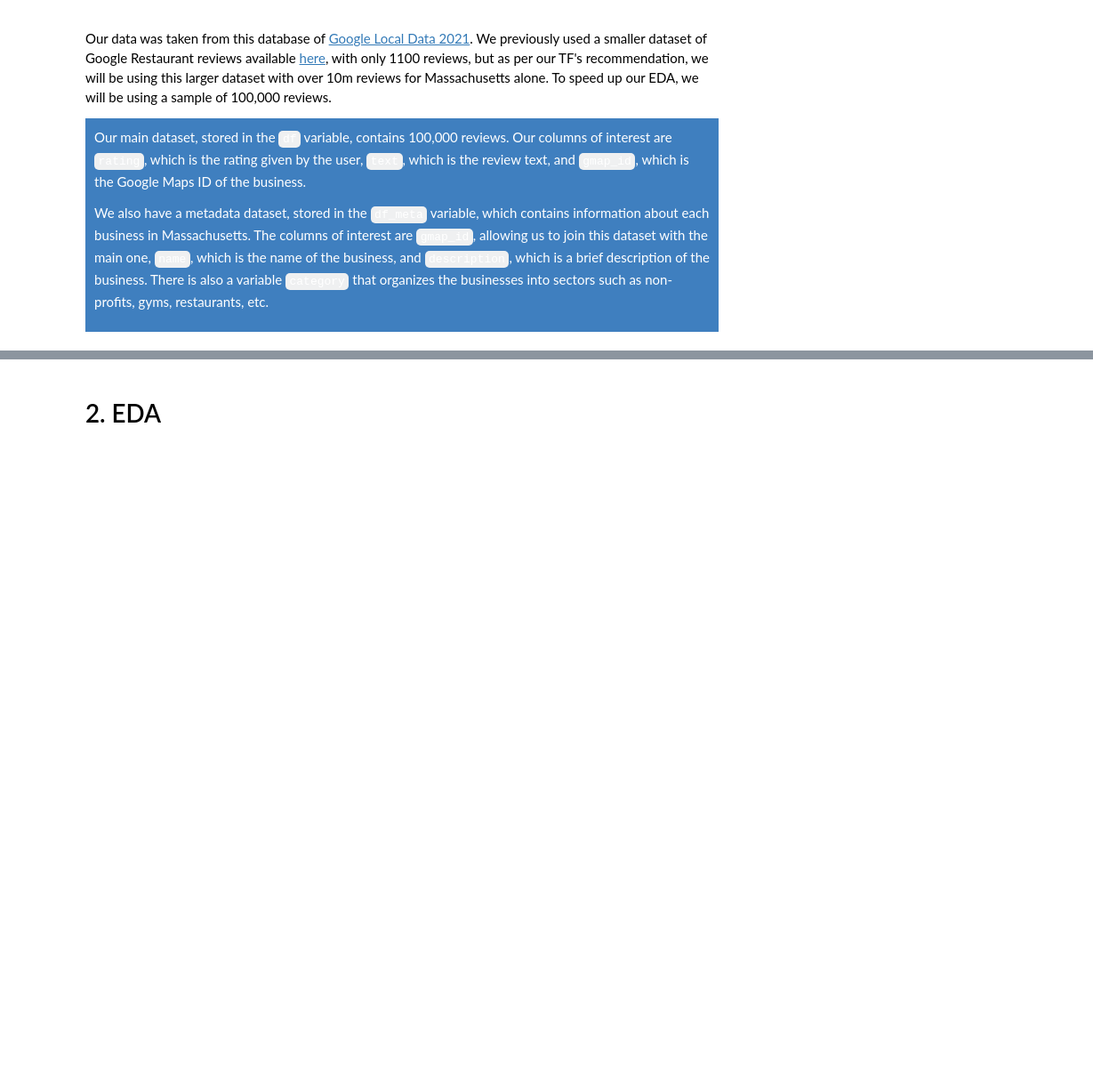
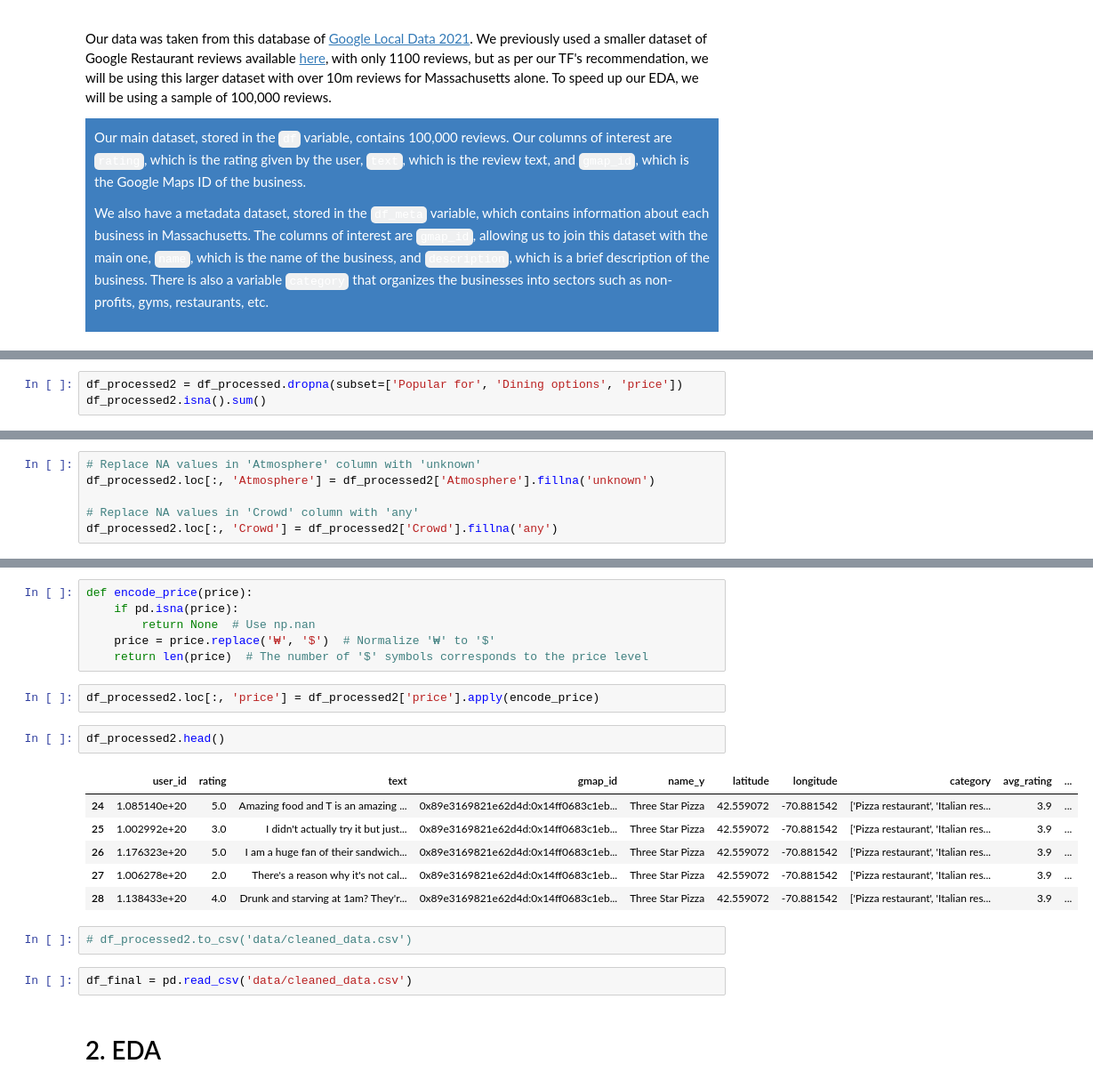
Before and after one commit to susannahsu/restaurant-rec-system, a Jupyter notebook: restaurant_new_dataset.ipynb, the cells around one changed output, grey strips where cells are left out. Shown: that part at 89% size. Drawn from its saved outputs; the diff is of its cells as text; blank space fills up the shorter version.

```diff
--- a/restaurant_new_dataset.ipynb
+++ b/restaurant_new_dataset.ipynb
@@ -71,0 +576,3 @@ Data columns (total 8 columns):
+# %%
+df_processed2 = df_processed.dropna(subset=['Popular for', 'Dining options', 'price'])
+df_processed2.isna().sum()
@@ -71,0 +602,6 @@ Data columns (total 8 columns):
+# %%
+# Replace NA values in 'Atmosphere' column with 'unknown'
+df_processed2.loc[:, 'Atmosphere'] = df_processed2['Atmosphere'].fillna('unknown')
+
+# Replace NA values in 'Crowd' column with 'any'
+df_processed2.loc[:, 'Crowd'] = df_processed2['Crowd'].fillna('any')
@@ -72,3 +627,24 @@ Data columns (total 8 columns):
+# %%
+def encode_price(price):
+    if pd.isna(price):
+        return None  # Use np.nan
+    price = price.replace('₩', '$')  # Normalize '₩' to '$'
+    return len(price)  # The number of '$' symbols corresponds to the price level
+# %%
+df_processed2.loc[:, 'price'] = df_processed2['price'].apply(encode_price)
+# %%
+df_processed2.head()
+# %% [output]
+|  | user_id | rating | text | gmap_id | name_y | latitude | longitude | category | avg_rating | ... |
+| 24 | 1.085140e+20 | 5.0 | Amazing food and T is an amazing ... | 0x89e3169821e62d4d:0x14ff0683c1eb... | Three Star Pizza | 42.559072 | -70.881542 | ['Pizza restaurant', 'Italian res... | 3.9 | ... |
+| 25 | 1.002992e+20 | 3.0 | I didn't actually try it but just... | 0x89e3169821e62d4d:0x14ff0683c1eb... | Three Star Pizza | 42.559072 | -70.881542 | ['Pizza restaurant', 'Italian res... | 3.9 | ... |
+| 26 | 1.176323e+20 | 5.0 | I am a huge fan of their sandwich... | 0x89e3169821e62d4d:0x14ff0683c1eb... | Three Star Pizza | 42.559072 | -70.881542 | ['Pizza restaurant', 'Italian res... | 3.9 | ... |
+| 27 | 1.006278e+20 | 2.0 | There's a reason why it's not cal... | 0x89e3169821e62d4d:0x14ff0683c1eb... | Three Star Pizza | 42.559072 | -70.881542 | ['Pizza restaurant', 'Italian res... | 3.9 | ... |
+| 28 | 1.138433e+20 | 4.0 | Drunk and starving at 1am? They'r... | 0x89e3169821e62d4d:0x14ff0683c1eb... | Three Star Pizza | 42.559072 | -70.881542 | ['Pizza restaurant', 'Italian res... | 3.9 | ... |
+# %%
+# df_processed2.to_csv('data/cleaned_data.csv')
+# %%
+df_final = pd.read_csv('data/cleaned_data.csv')
 # %% [markdown]
 # 2. EDA
 # %% [markdown]
```
Also changed, not shown: parts of 49 cells of this notebook, 1 other file.
